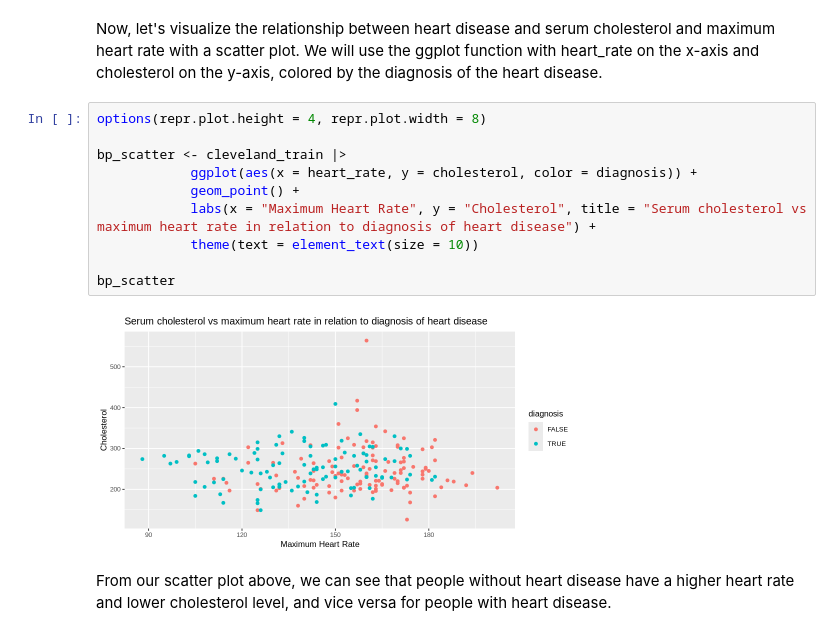
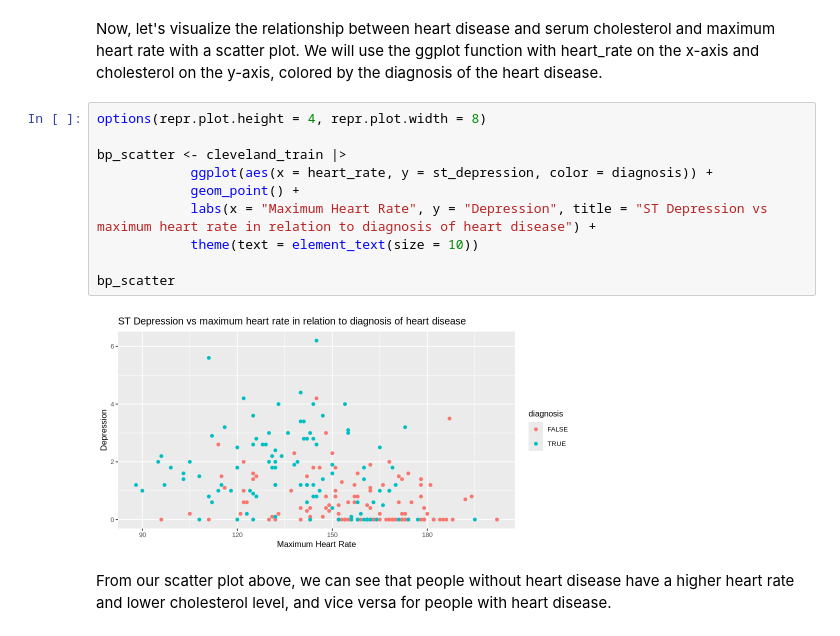
Before and after one commit to Git-Aarya/Heart-Disease-Predictor, a Jupyter notebook: project_proposal_analysis.ipynb, the cells around one changed output. Drawn from its saved outputs; the diff is of its cells as text.

```diff
--- a/project_proposal_analysis.ipynb
+++ b/project_proposal_analysis.ipynb
@@ -191,15 +308,15 @@ Now, let's visualize the relationship between heart disease and serum cholestero
 # %%
 options(repr.plot.height = 4, repr.plot.width = 8)
 
 bp_scatter <- cleveland_train |>
-            ggplot(aes(x = heart_rate, y = cholesterol, color = diagnosis)) +
+            ggplot(aes(x = heart_rate, y = st_depression, color = diagnosis)) +
             geom_point() +
-            labs(x = "Maximum Heart Rate", y = "Cholesterol", title = "Serum cholesterol vs maximum heart rate in relation to diagnosis of heart disease") +
+            labs(x = "Maximum Heart Rate", y = "Depression", title = "ST Depression vs maximum heart rate in relation to diagnosis of heart disease") +
             theme(text = element_text(size = 10))
 
 bp_scatter
 # %% [output]
-[figure, old version]
+[figure, new version]
 # %% [markdown]
 From our scatter plot above, we can see that people without heart disease have a higher heart rate and lower cholesterol level, and vice versa for people with heart disease.
 # %% [markdown]
```
Also changed, not shown: parts of 20 cells of this notebook, 1 other file.
